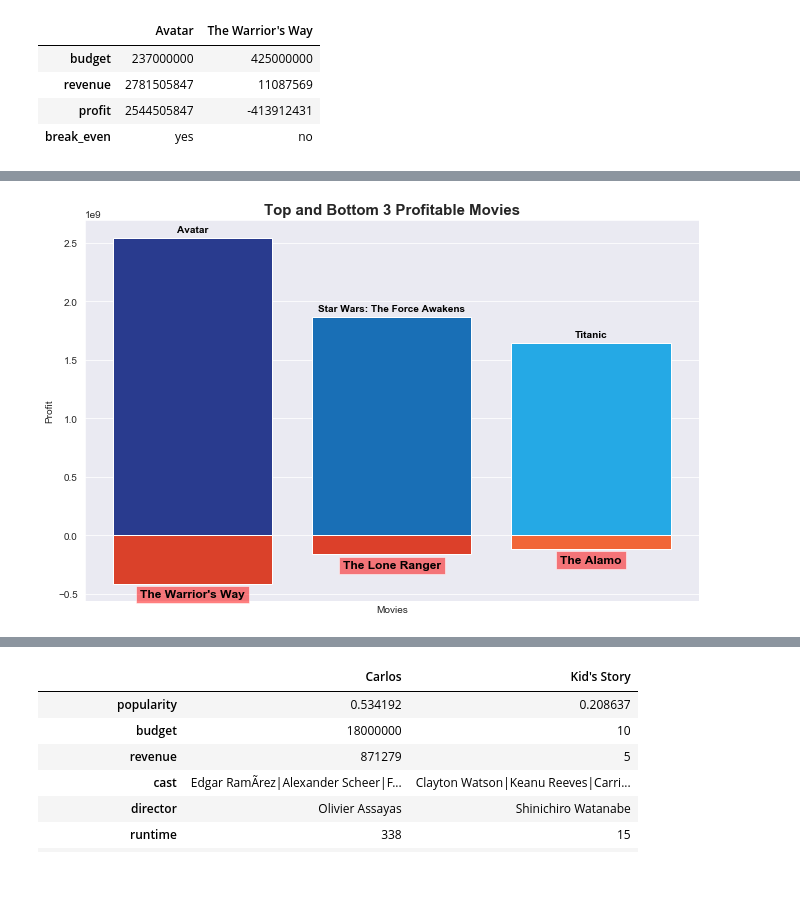
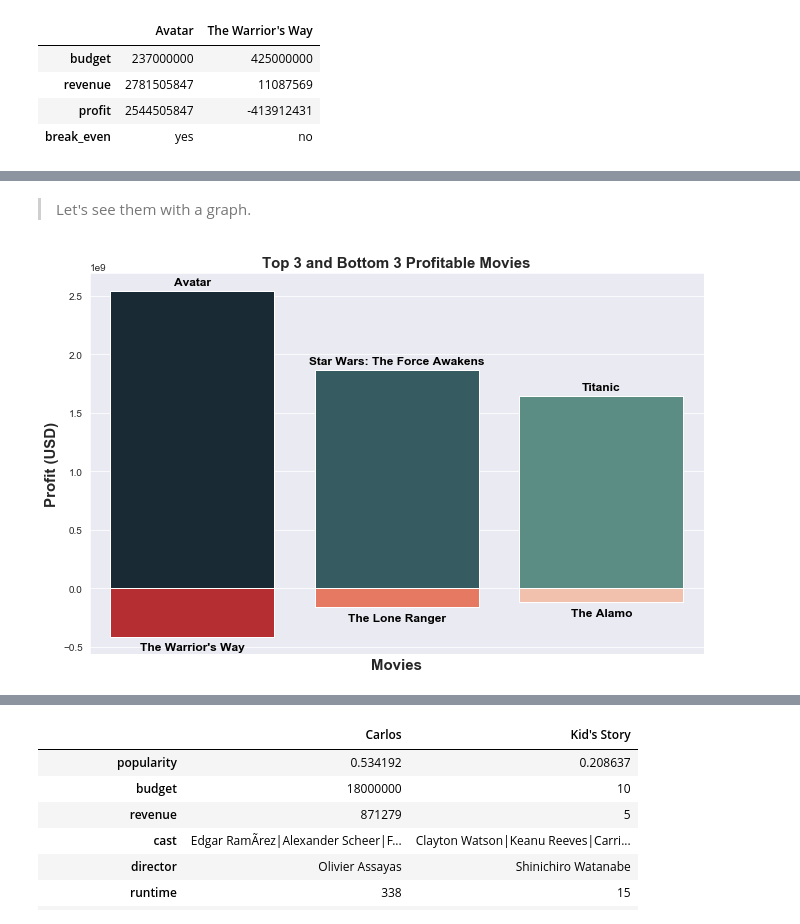
Before and after one commit to Steve-Choi/DAND, a Jupyter notebook: tmdb_project.ipynb, the cells around one changed output, grey strips where cells are left out. Saved outputs shown, nothing was run; the diff lists cells and outputs as text; code cells hidden in the pictures; blank space fills up the shorter version.

Commit message:
Finished Q1 and Started Q2

```diff
--- a/tmdb_project.ipynb
+++ b/tmdb_project.ipynb
@@ -353,24 +359,31 @@ bot_profit
+# %% [markdown]
+> Let's see them with a graph.
 # %%
-# Bar plot
+# define figure size,
 plt.figure(figsize=(11,7))
+
+# placeholder for each bar
 location = [i+1 for i in top_profit.index]
-#height = df_temp.loc['profit'].tolist()
+
+# values for each bar
 height = top_profit['profit'].tolist()
 height2 = bot_profit['profit'].tolist()
 
-#plt.bar(location, height, tick_label= labels, color ='blue', alpha = 0.7)
-plt.bar(location, height, color =['#293B8E', '#196FB6', '#25A9E5'])
-plt.bar(location, height2, color=['#DA412A','#DC402A', '#F16637'])
+# bar chart using seaborn/ applying palette to distinguish high to low profits
+sns.barplot(location, height, palette=sns.cubehelix_palette(3, start=2.8, rot=-.3, light=0.5, reverse=True))
+sns.barplot(location, height2, palette='Reds_r')
 plt.xticks([]) # remove xticks
-plt.title('Top and Bottom 3 Profitable Movies', fontweight='bold', fontsize=15)
-plt.xlabel('Movies')
-plt.ylabel('Profit');
 
-#plt.ylim(-7,6)
+# adjusting title and labels
+plt.title('Top 3 and Bottom 3 Profitable Movies', fontweight='bold', fontsize=15)
+plt.xlabel('Movies', fontweight='bold', fontsize=15)
+plt.ylabel('Profit (USD)', fontweight='bold', fontsize=15);
+
+# placing each movies' title above or below their bar
 for i, v in enumerate(height):
-    plt.text(i+1, v+0.5E8, top_profit['original_title'][i], color='black', fontweight='bold', ha='center')
+    plt.text(i, v+0.5E8, top_profit['original_title'][i], color='black', fontweight='bold', ha='center', fontsize=12)
 
 for i, v in enumerate(height2):
-    plt.text(i+1, v-1.2E8, bot_profit['original_title'][i], color='black', fontweight='bold', ha='center', fontsize=12, bbox=dict(facecolor='red', alpha=0.5))
+    plt.text(i, v-1.2E8, bot_profit['original_title'][i], color='black', fontweight='bold', ha='center', fontsize=12)
 # %% [output]
-[figure, old version]
+[figure, new version]
```
Also changed, not shown: parts of 16 cells of this notebook.
